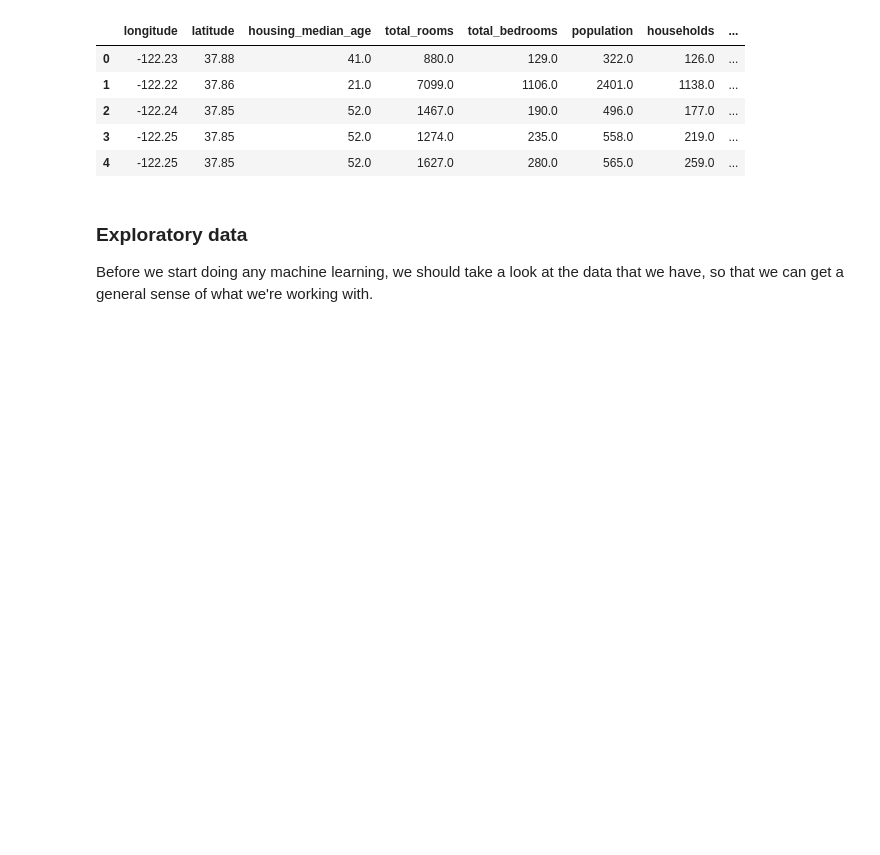
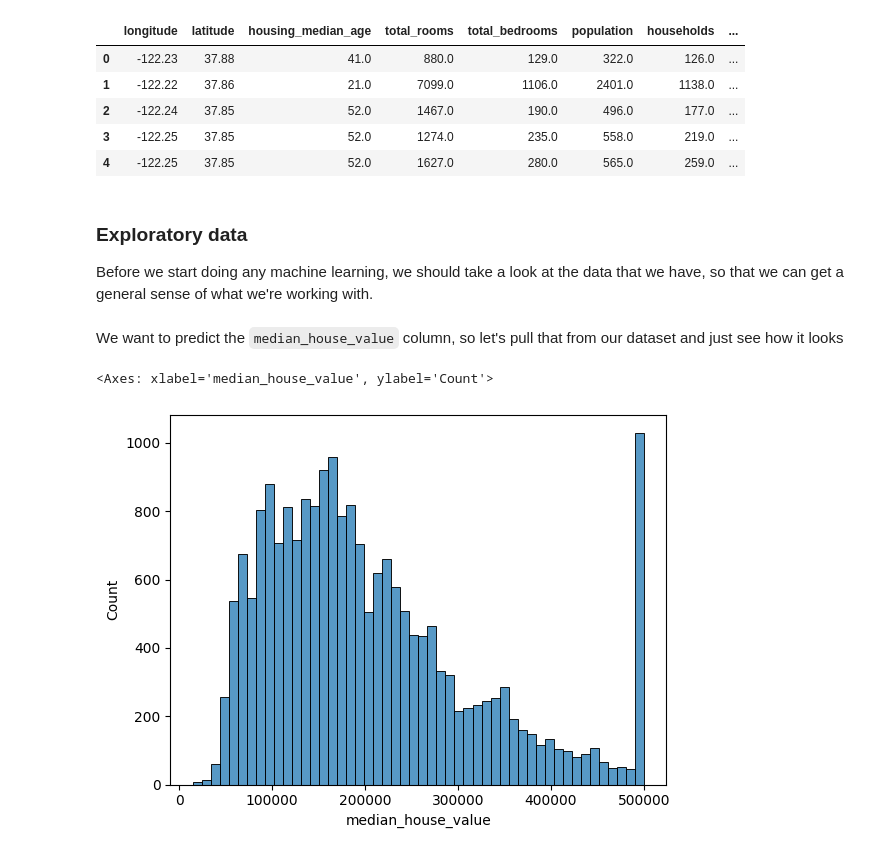
Before and after one commit to mark-torres10/personal_website, a Jupyter notebook: _jupyter/2023-12-22-linear-regression-example.ipynb, the cells around one changed output. Drawn from its saved outputs; the diff is of its cells as text; code cells hidden in the pictures; blank space fills up the shorter version.

```diff
--- a/_jupyter/2023-12-22-linear-regression-example.ipynb
+++ b/_jupyter/2023-12-22-linear-regression-example.ipynb
@@ -38,3 +46,10 @@ df.head()
 ### Exploratory data
 
 Before we start doing any machine learning, we should take a look at the data that we have, so that we can get a general sense of what we're working with.
+# %% [markdown]
+We want to predict the `median_house_value` column, so let's pull that from our dataset and just see how it looks
+# %%
+sns.histplot(df["median_house_value"], bins=50)
+# %% [output]
+<Axes: xlabel='median_house_value', ylabel='Count'>
+[figure, added]
```
Also changed, not shown: parts of 29 cells of this notebook, 5 other files.
